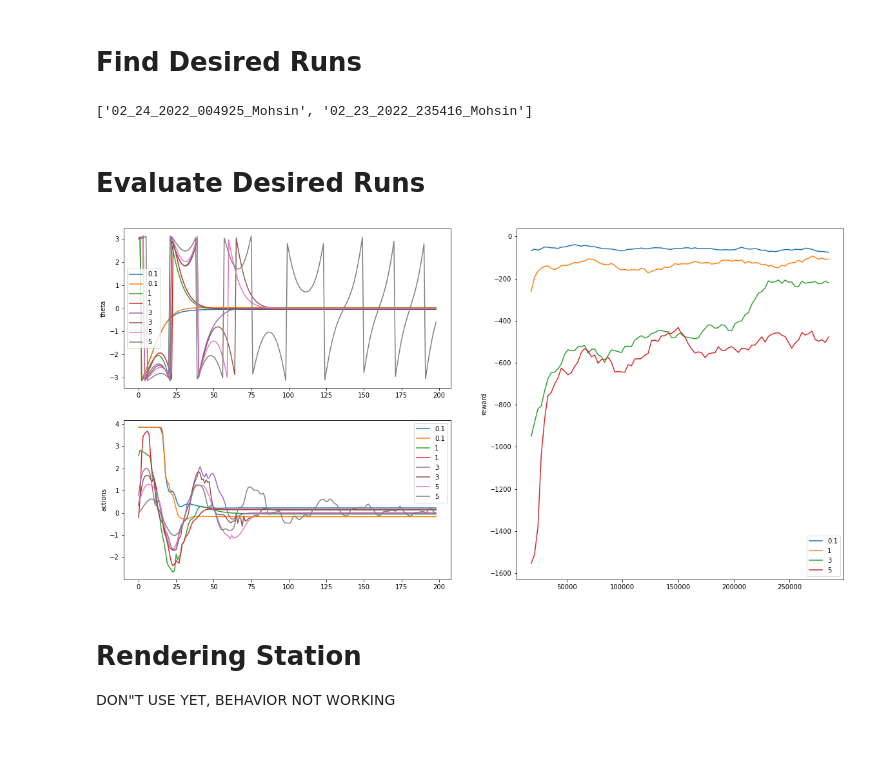
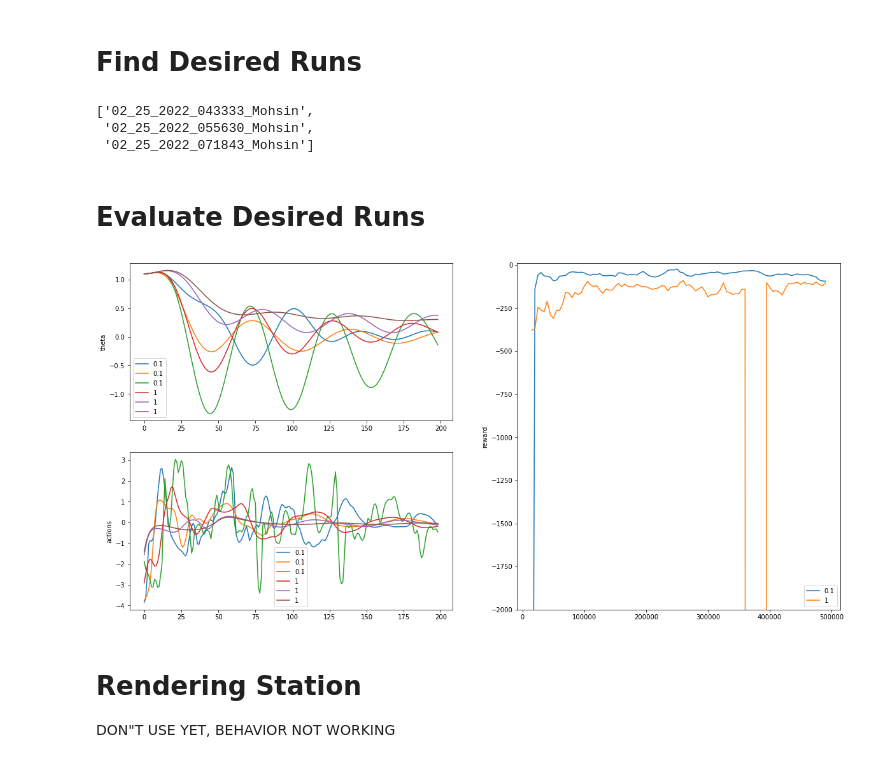
Before and after one commit to mohsinsarwari/RL_Path_Planning, a Jupyter notebook: cheap_control/evaluation.ipynb, the cells around one changed output. Drawn from its saved outputs; the diff is of its cells as text; code cells hidden in the pictures.

```diff
--- a/cheap_control/evaluation.ipynb
+++ b/cheap_control/evaluation.ipynb
@@ -29,10 +29,10 @@ def look_through_folders():
 # %%
 def check(params, trial_id):
     match = bool(1
-        and params.id == 5
+        and params.id == 6
         and params.trial_id == trial_id
-        and params.cost_func == 1
-        and params.eps == 1
+        and params.envs.manipulator.cost_func == 1
+        #and params.eps == 1
         )
 
 
@@ -50,7 +50,9 @@ def filt(check, trial_id):
     return matches
 filt(check, 1)
 # %% [output]
-['02_24_2022_004925_Mohsin', '02_23_2022_235416_Mohsin']
+['02_25_2022_043333_Mohsin',
+ '02_25_2022_055630_Mohsin',
+ '02_25_2022_071843_Mohsin']
 # %% [markdown]
 # Evaluate Desired Runs
 # %%
@@ -58,56 +60,62 @@ label = "eps"
 
 def plot_eval():
     plt.figure()
-    trial_id = 4
+    trial_id = 0
     runs = filt(check, trial_id)
     while runs:
         rew = []
         with open(os.path.join(os.path.join("./Runs", runs[0]), "params.pkl"), 'rb') as f:
             params = pickle.load(f)
         for folder in runs:
-            results = run_eval.evaluate(folder, init=[3, 0])
-            tb = results["newpendulum"]["mean_reward"]
+            results = run_eval.evaluate(folder, init=[1.1, 1, 0, 0])
+            tb = results["manipulator"]["mean_reward"]
             tb_times = tb[0]
             tb_rew = [a[0] for a in tb[1]]
 
             rew.append(tb_rew)
 
-            theta = results["newpendulum"]["thetas"]
-            actions = results["newpendulum"]["actions"]
+            theta = results["manipulator"]["thetas"]
+            actions = results["manipulator"]["actions"]
+
+            #plt.subplot(122)
+            #plt.plot(tb_times[(n//2):-(n//2)], tb_smoothed, label=str(params[label]))
+            #plt.plot(tb_times, tb_rew, label=str(params[label]))
 
             plt.subplot(221)
             plt.plot(theta, label=str(params[label]))
             plt.subplot(223)
             plt.plot(actions, label=str(params[label]))
 
         rew_avg = np.mean(rew, axis=0)
-        n=11
+        n=5
         tb_smoothed = np.cumsum(rew_avg, dtype=float)
         tb_smoothed[n:] = tb_smoothed[n:] - tb_smoothed[:-n]
         tb_smoothed =  tb_smoothed[n - 1:] / n
 
         plt.subplot(122)
         plt.plot(tb_times[(n//2):-(n//2)], tb_smoothed, label=str(params[label]))
+        #plt.plot(tb_times, rew_avg, label=str(params[label]))
 
         trial_id += 1
         runs = filt(check, trial_id)
 
 
 
     plt.subplot(122)
+    plt.ylim([-2000, 10])
     plt.ylabel("reward")
     plt.legend()
     plt.subplot(221)
     plt.ylabel("theta")
     plt.legend()
     plt.subplot(223)
     plt.ylabel("actions")
     plt.legend()
     plt.show()
 
 plot_eval()
 # %% [output]
-[figure, old version]
+[figure, new version]
 # %% [markdown]
 # Rendering Station
 
```
Also changed, not shown: 3 other files.
